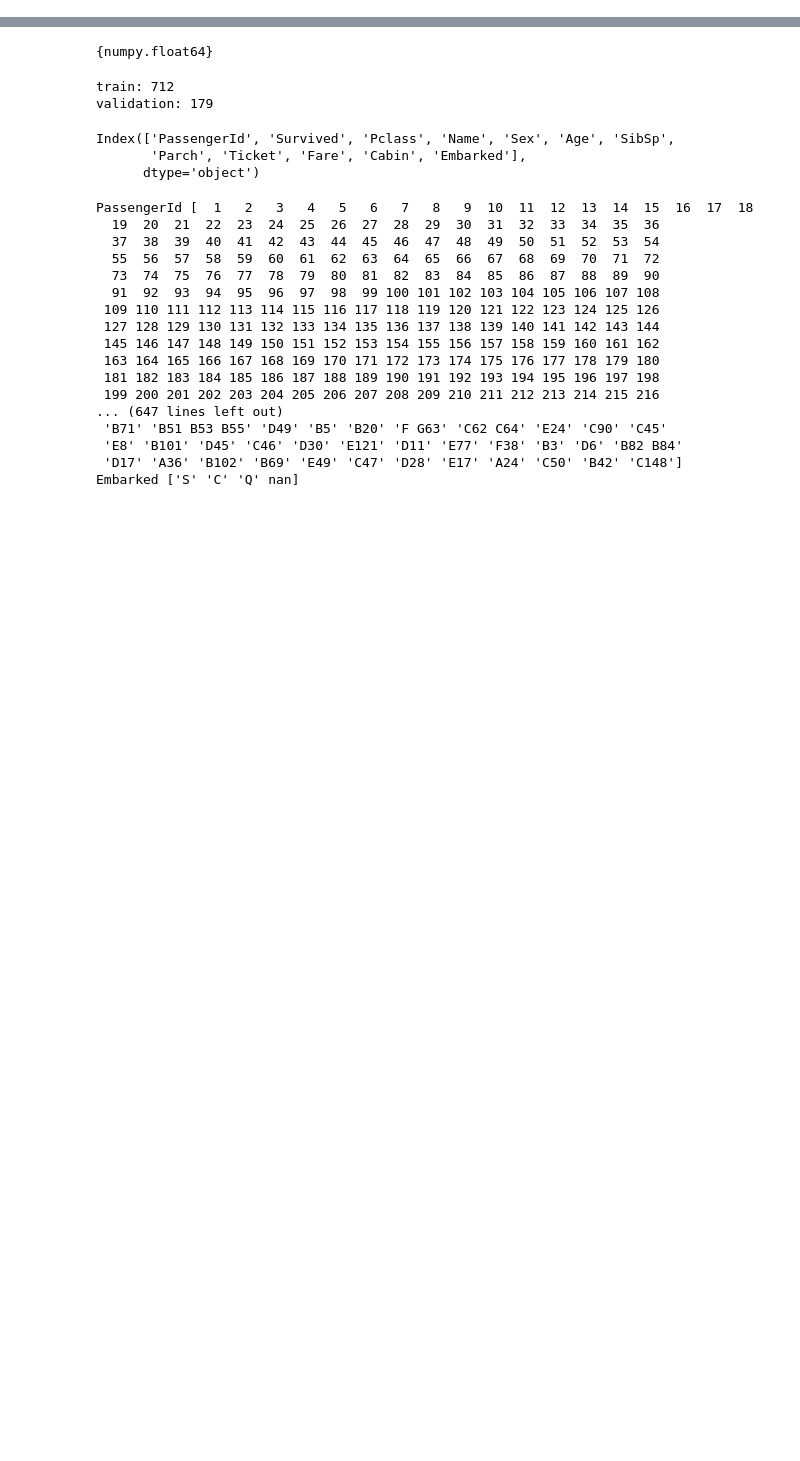
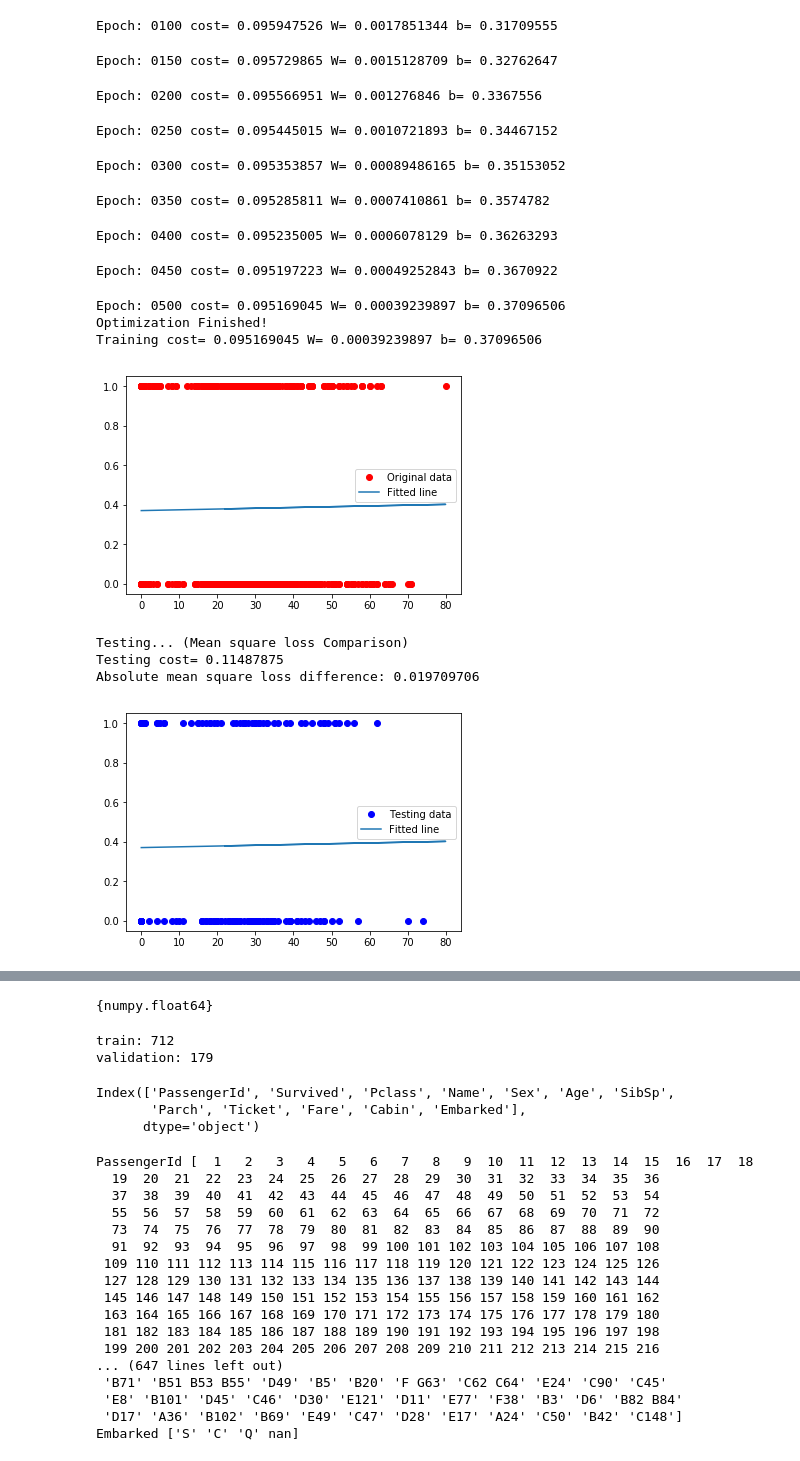
Before and after one commit to aaronlelevier/kaggle-titanic, a Jupyter notebook: notebooks/titianic.ipynb, the cells around one changed output, grey strips where cells are left out. Saved outputs shown, nothing was run; the diff lists cells and outputs as text; code cells hidden in the pictures; blank space fills up the shorter version.

```diff
--- a/notebooks/titianic.ipynb
+++ b/notebooks/titianic.ipynb
@@ -40,0 +99,64 @@ Name: Age, dtype: float64
+# %%
+# tf Graph Input
+X = tf.placeholder("float")
+Y = tf.placeholder("float")
+
+# Set model weights
+W = tf.Variable(rng.randn(), name="weight")
+b = tf.Variable(rng.randn(), name="bias")
+
+# Construct a linear model
+pred = tf.add(tf.multiply(X, W), b)
+
+# Mean squared error
+cost = tf.reduce_sum(tf.pow(pred-Y, 2))/(2*n_samples)
+# Gradient descent
+#  Note, minimize() knows to modify W and b because Variable objects are trainable=True by default
+optimizer = tf.train.GradientDescentOptimizer(learning_rate).minimize(cost)
+
+# Initialize the variables (i.e. assign their default value)
+init = tf.global_variables_initializer()
+# %%
+# Start training
+with tf.Session() as sess:
+
+    # Run the initializer
+    sess.run(init)
+
+    # Fit all training data
+    for epoch in tqdm(range(training_epochs)):
+        for (x, y) in zip(train_X, train_Y):
+            sess.run(optimizer, feed_dict={X: x, Y: y})
+
+        # Display logs per epoch step
+        if (epoch+1) % display_step == 0:
+            c = sess.run(cost, feed_dict={X: train_X, Y:train_Y})
+            print("Epoch:", '%04d' % (epoch+1), "cost=", "{:.9f}".format(c), \
+                "W=", sess.run(W), "b=", sess.run(b))
+
+    print("Optimization Finished!")
+    training_cost = sess.run(cost, feed_dict={X: train_X, Y: train_Y})
+    print("Training cost=", training_cost, "W=", sess.run(W), "b=", sess.run(b), '\n')
+
+    # Graphic display
+    plt.plot(train_X, train_Y, 'ro', label='Original data')
+    plt.plot(train_X, sess.run(W) * train_X + sess.run(b), label='Fitted line')
+    plt.legend()
+    plt.show()
+
+    # Testing example, as requested (Issue #2)
+    # NOTE: my testing sample is above
+
+    print("Testing... (Mean square loss Comparison)")
+    testing_cost = sess.run(
+        tf.reduce_sum(tf.pow(pred - Y, 2)) / (2 * test_X.shape[0]),
+        feed_dict={X: test_X, Y: test_Y})  # same function as cost above
+    print("Testing cost=", testing_cost)
+    print("Absolute mean square loss difference:", abs(
+        training_cost - testing_cost))
+
+    plt.plot(test_X, test_Y, 'bo', label='Testing data')
+    plt.plot(train_X, sess.run(W) * train_X + sess.run(b), label='Fitted line')
+    plt.legend()
+    plt.show()
+# %% [output]
@@ -40,0 +164,16 @@ Name: Age, dtype: float64
+Epoch: 0100 cost= 0.095947526 W= 0.0017851344 b= 0.31709555
+Epoch: 0150 cost= 0.095729865 W= 0.0015128709 b= 0.32762647
+Epoch: 0200 cost= 0.095566951 W= 0.001276846 b= 0.3367556
+Epoch: 0250 cost= 0.095445015 W= 0.0010721893 b= 0.34467152
+Epoch: 0300 cost= 0.095353857 W= 0.00089486165 b= 0.35153052
+Epoch: 0350 cost= 0.095285811 W= 0.0007410861 b= 0.3574782
+Epoch: 0400 cost= 0.095235005 W= 0.0006078129 b= 0.36263293
+Epoch: 0450 cost= 0.095197223 W= 0.00049252843 b= 0.3670922
+Epoch: 0500 cost= 0.095169045 W= 0.00039239897 b= 0.37096506
+Optimization Finished!
+Training cost= 0.095169045 W= 0.00039239897 b= 0.37096506
+[figure, added]
+Testing... (Mean square loss Comparison)
+Testing cost= 0.11487875
+Absolute mean square loss difference: 0.019709706
+[figure, added]
```
Also changed, not shown: parts of 39 cells of this notebook.
